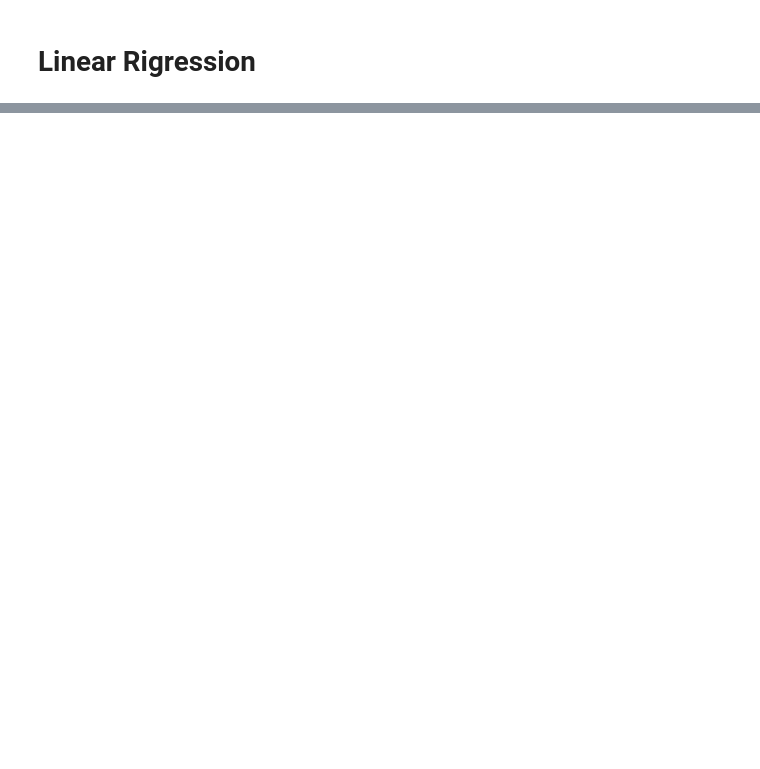
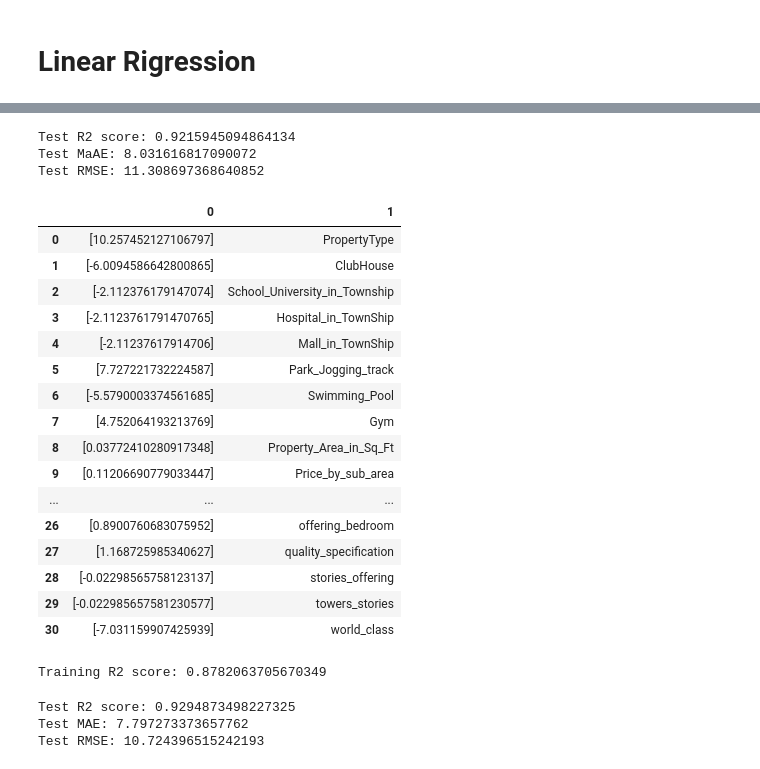
Before and after one commit to M-S-ALAM/Real-Estate-Price-Prediction, a Jupyter notebook: Machine_Learning_Algorithm_Building.ipynb, the cells around one changed output, grey strips where cells are left out. Drawn from its saved outputs; the diff is of its cells as text; code cells hidden in the pictures; blank space fills up the shorter version.

```diff
--- a/Machine_Learning_Algorithm_Building.ipynb
+++ b/Machine_Learning_Algorithm_Building.ipynb
@@ -10,0 +219,50 @@ from sklearn.linear_model import LinearRegression
+# %%
+# Predicting on the test and evaluating the accuracy
+preds_rid = ridge.predict(x_test)
+
+print("Test R2 score: "+ str(metrics.r2_score(y_test,preds_rid)))
+print("Test MaAE: "+ str(metrics.mean_absolute_error(y_test,preds_rid)))
+print("Test RMSE: "+ str(np.sqrt(metrics.mean_squared_error(y_test,preds_rid))))
+# %% [output]
+Test R2 score: 0.9215945094864134
+Test MaAE: 8.031616817090072
+Test RMSE: 11.308697368640852
+# %%
+pd.DataFrame(zip(ridge.coef_.T, x_train.columns))
+# %% [output]
+|  | 0 | 1 |
+| 0 | [10.257452127106797] | PropertyType |
+| 1 | [-6.0094586642800865] | ClubHouse |
+| 2 | [-2.112376179147074] | School_University_in_Township |
+| 3 | [-2.1123761791470765] | Hospital_in_TownShip |
+| 4 | [-2.11237617914706] | Mall_in_TownShip |
+| 5 | [7.727221732224587] | Park_Jogging_track |
+| 6 | [-5.5790003374561685] | Swimming_Pool |
+| 7 | [4.752064193213769] | Gym |
+| 8 | [0.03772410280917348] | Property_Area_in_Sq_Ft |
+| 9 | [0.11206690779033447] | Price_by_sub_area |
+| ... | ... | ... |
+| 26 | [0.8900760683075952] | offering_bedroom |
+| 27 | [1.168725985340627] | quality_specification |
+| 28 | [-0.02298565758123137] | stories_offering |
+| 29 | [-0.022985657581230577] | towers_stories |
+| 30 | [-7.031159907425939] | world_class |
+# %%
+# Model training
+from sklearn.linear_model import Lasso
+las = Lasso()
+las.fit(x_train,y_train)
+print("Training R2 score: "+ str(las.score(x_train,y_train)))
+# %% [output]
+Training R2 score: 0.8782063705670349
+# %%
+# Predicting on the test and evaluating the accuracy
+preds_las = las.predict(x_test).reshape(-1,1)
+
+print("Test R2 score: "+ str(metrics.r2_score(y_test,preds_las)))
+print("Test MAE: "+ str(metrics.mean_absolute_error(y_test,preds_las)))
+print("Test RMSE: "+ str(np.sqrt(metrics.mean_squared_error(y_test,preds_las))))
+# %% [output]
+Test R2 score: 0.9294873498227325
+Test MAE: 7.797273373657762
+Test RMSE: 10.724396515242193
```
Also changed, not shown: parts of 23 cells of this notebook, 5 other files.
